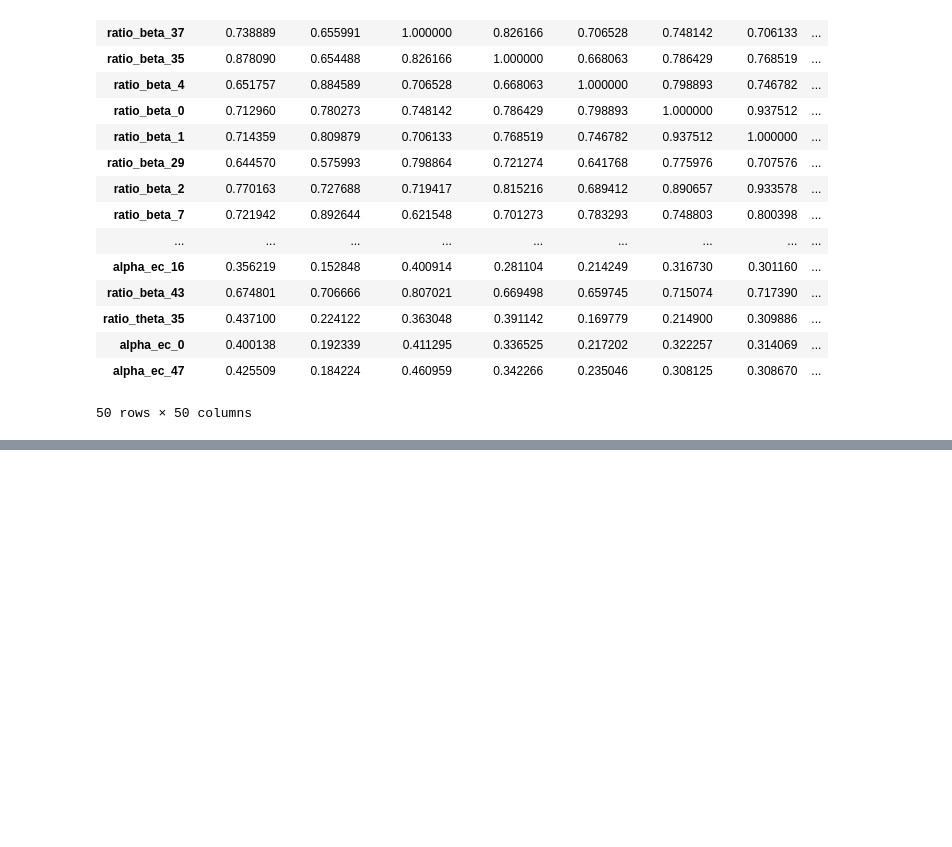
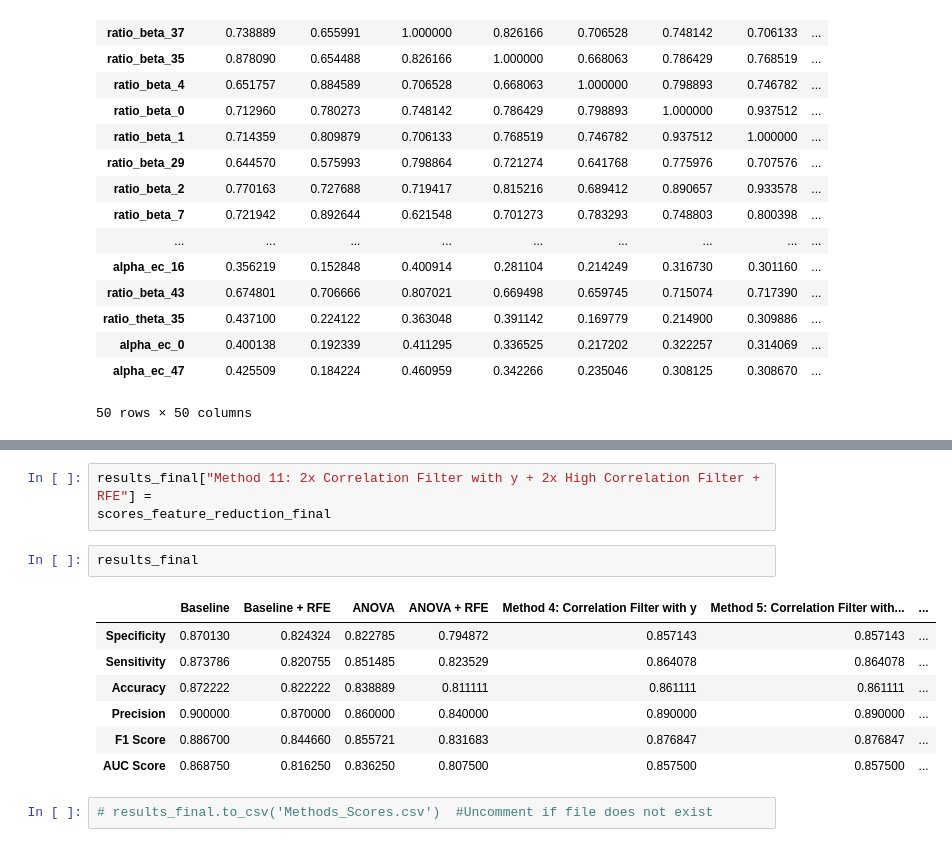
Before and after one commit to OmarJabri7/EEG_Feature_Engineering, a Jupyter notebook: feature_engineering_case1.ipynb, the cells around one changed output, grey strips where cells are left out. Drawn from its saved outputs; the diff is of its cells as text; blank space fills up the shorter version.

```diff
--- a/feature_engineering_case1.ipynb
+++ b/feature_engineering_case1.ipynb
@@ -1231,0 +675,15 @@ print(cm)
+# %%
+results_final["Method 11: 2x Correlation Filter with y + 2x High Correlation Filter + RFE"] =
+scores_feature_reduction_final
+# %%
+results_final
+# %% [output]
+|  | Baseline | Baseline + RFE | ANOVA | ANOVA + RFE | Method 4: Correlation Filter with y | Method 5: Correlation Filter with... | ... |
+| Specificity | 0.870130 | 0.824324 | 0.822785 | 0.794872 | 0.857143 | 0.857143 | ... |
+| Sensitivity | 0.873786 | 0.820755 | 0.851485 | 0.823529 | 0.864078 | 0.864078 | ... |
+| Accuracy | 0.872222 | 0.822222 | 0.838889 | 0.811111 | 0.861111 | 0.861111 | ... |
+| Precision | 0.900000 | 0.870000 | 0.860000 | 0.840000 | 0.890000 | 0.890000 | ... |
+| F1 Score | 0.886700 | 0.844660 | 0.855721 | 0.831683 | 0.876847 | 0.876847 | ... |
+| AUC Score | 0.868750 | 0.816250 | 0.836250 | 0.807500 | 0.857500 | 0.857500 | ... |
+# %%
+# results_final.to_csv('Methods_Scores.csv')  #Uncomment if file does not exist
```
Also changed, not shown: parts of 69 cells of this notebook.
